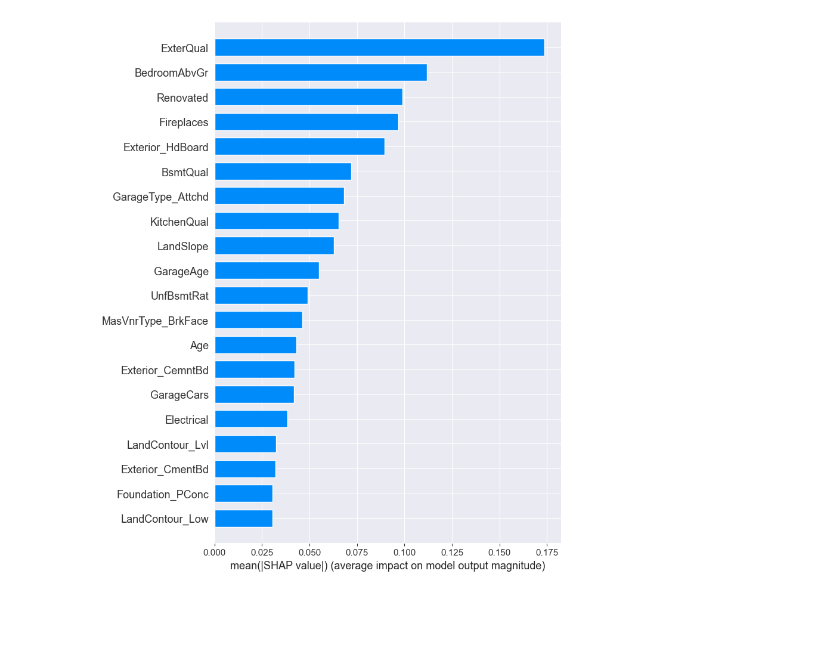
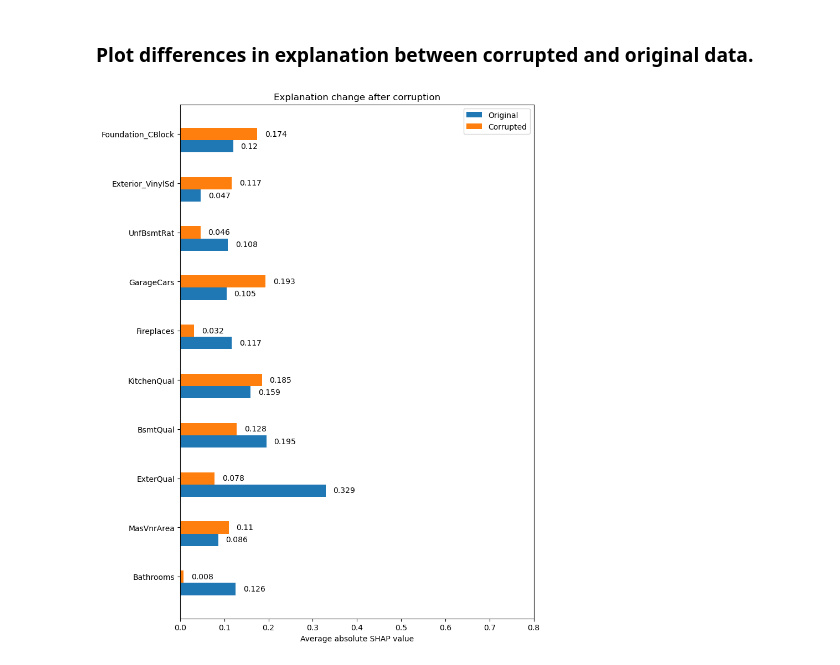
Before and after one commit to ngqhung0912/Research-Database-IR, a Jupyter notebook: data-corruption.ipynb, the cells around one changed output. Saved outputs shown, nothing was run; the diff lists cells and outputs as text; code cells hidden in the pictures; blank space fills up the shorter version.

```diff
--- a/data-corruption.ipynb
+++ b/data-corruption.ipynb
@@ -167,4 +155,34 @@ plt.show()
-# %%
-shap.summary_plot(overallQual_explaination[2], plot_type='bar')
-# %% [output]
-[figure, removed]
+# %% [markdown]
+### Plot differences in explanation between corrupted and original data.
+# %%
+def plot_comparing_explanations_values(original_explanation: shap.Explanation.values, corrupted_explanation: shap.Explanation.values, threshold=0.1):
+    assert len(corrupted_explanation) == len(original_explanation), "Explanations must be of same length"
+    remove_list = []
+    for index in range(len(original_explanation)):
+        if corrupted_explanation[index] < threshold and original_explanation[index] < threshold:
+            remove_list.append(index)
+    original_explanation = np.delete(original_explanation, remove_list)
+    corrupted_explanation = np.delete(corrupted_explanation, remove_list)
+    col_list = np.delete(X.columns.to_numpy(), remove_list)
+    fig, ax = plt.subplots(layout='constrained',figsize=(8, len(col_list)) )
+    width = 0.25  # the width of the bars
+    multiplier = 0
+    dict_avg = {
+        'Original': original_explanation,
+        'Corrupted': corrupted_explanation
+    }
+    label_locations = np.arange(len(col_list))  # the label locations
+    for attribute, measurement in dict_avg.items():
+        offset = width * multiplier
+        rects = ax.barh(label_locations + offset, np.round(measurement, 3), width, label=attribute)
+        ax.bar_label(rects, padding=10)
+        multiplier += 1
+    ax.set_title('Explanation change after corruption')
+    ax.set_yticks(label_locations + width, col_list)
+    ax.legend(loc='upper right')
+    ax.set_xlim([0, 0.8])
+    ax.set_xlabel('Average absolute SHAP value')
+
+plot_comparing_explanations_values(shap_values.abs.mean(0).values, shap_values_corruption.abs.mean(0).values)
+# %% [output]
+[figure, added]
```
Also changed, not shown: parts of 25 cells of this notebook.
